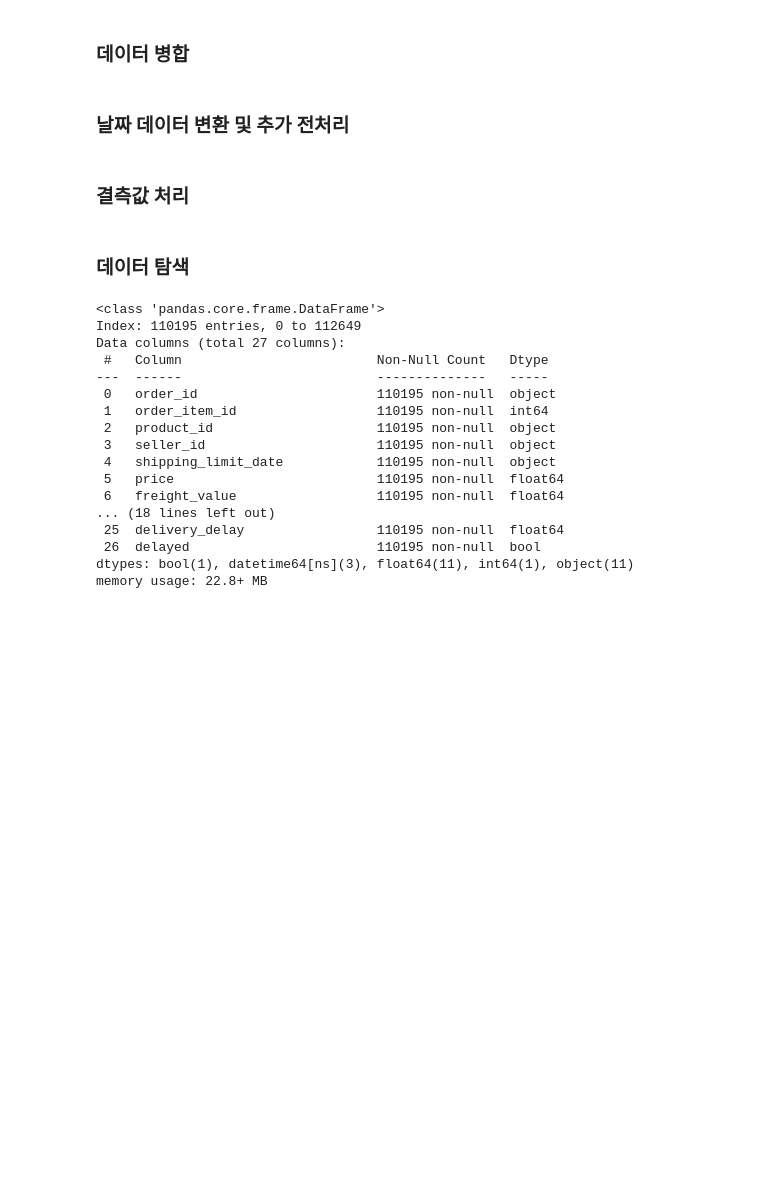
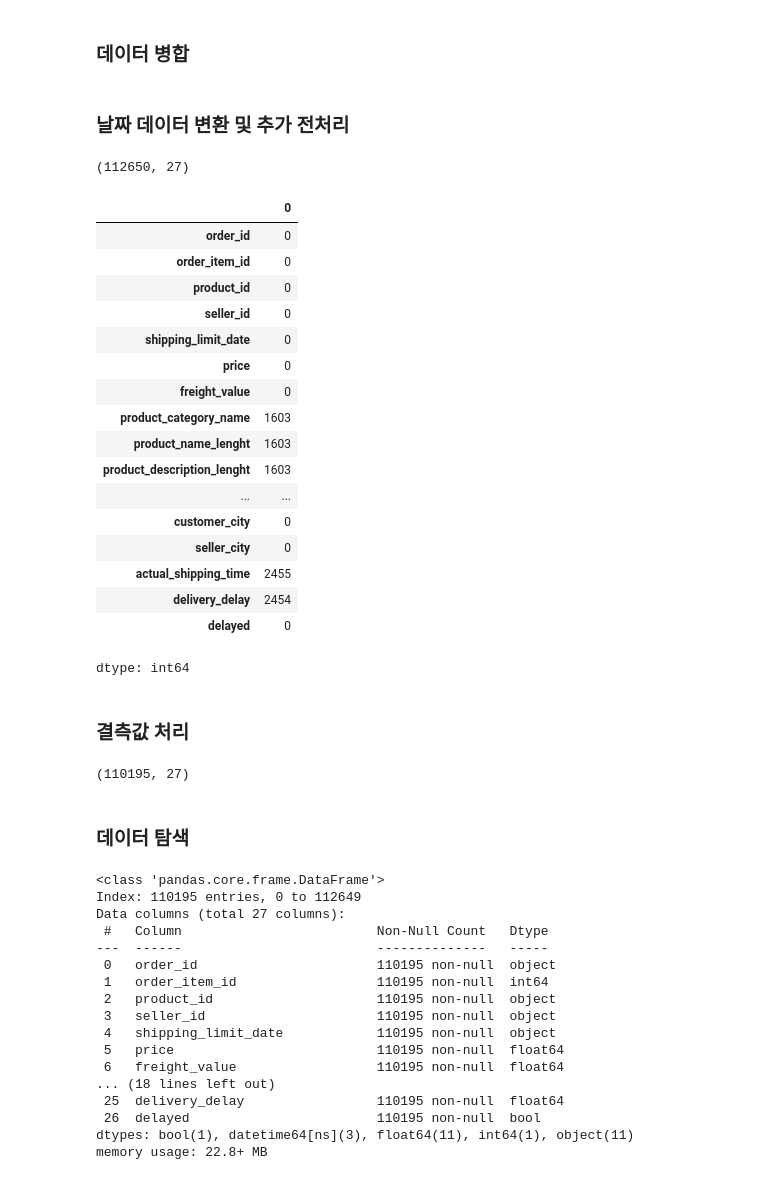
Before and after one commit to Yeen000/Aiffel, a Jupyter notebook: Olist_Delivery_Final.ipynb, the cells around one changed output. Saved outputs shown, nothing was run; the diff lists cells and outputs as text; code cells hidden in the pictures; blank space fills up the shorter version.

```diff
--- a/Olist_Delivery_Final.ipynb
+++ b/Olist_Delivery_Final.ipynb
@@ -71,11 +71,40 @@ full_df['actual_shipping_time'] = (full_df['order_delivered_customer_date'] - fu
 full_df['delivery_delay'] = (full_df['order_delivered_customer_date'] - full_df['order_estimated_delivery_date']).dt.days # 지연 여부 (True / False)
 # full_df 생성 (merge_df와 orders 데이터 병합)
 full_df['delayed'] = full_df['delivery_delay'] > 0
+# %%
+full_df.shape
+# %% [output]
+(112650, 27)
+# %%
+full_df.isnull().sum() #매우 중요한 변수들이므로 결측치는 drop
+# %% [output]
+|  | 0 |
+| order_id | 0 |
+| order_item_id | 0 |
+| product_id | 0 |
+| seller_id | 0 |
+| shipping_limit_date | 0 |
+| price | 0 |
+| freight_value | 0 |
+| product_category_name | 1603 |
+| product_name_lenght | 1603 |
+| product_description_lenght | 1603 |
+| ... | ... |
+| customer_city | 0 |
+| seller_city | 0 |
+| actual_shipping_time | 2455 |
+| delivery_delay | 2454 |
+| delayed | 0 |
+dtype: int64
 # %% [markdown]
 ### 결측값 처리
 # %%
 # 결측값 제거
 full_df = full_df.dropna(subset=['actual_shipping_time', 'delivery_delay'])
+# %%
+full_df.shape #약 2퍼센트 제거로 문제 없을것이라 판단
+# %% [output]
+(110195, 27)
 # %% [markdown]
 ### 데이터 탐색
 # %%
```
Also changed, not shown: parts of 5 cells of this notebook.
